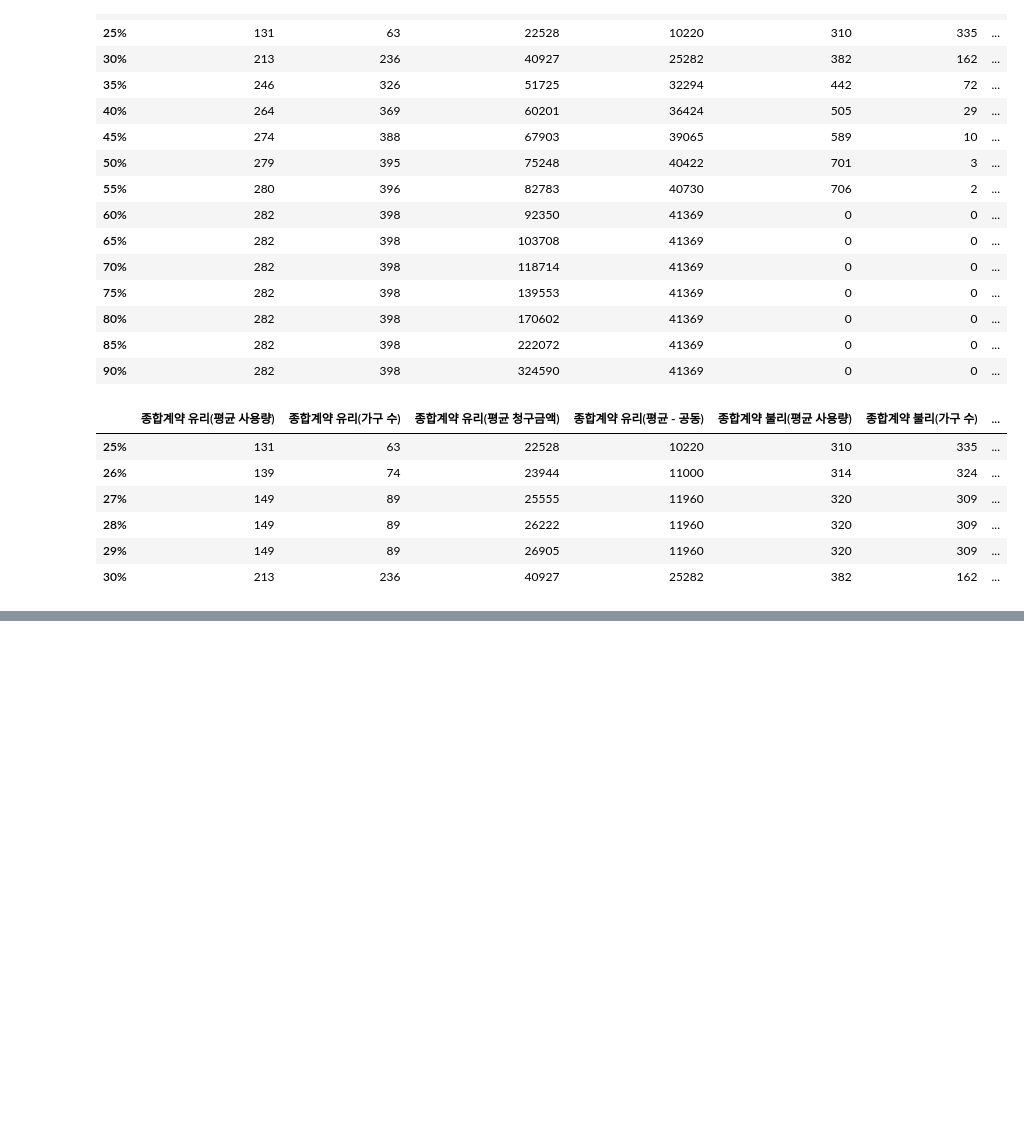
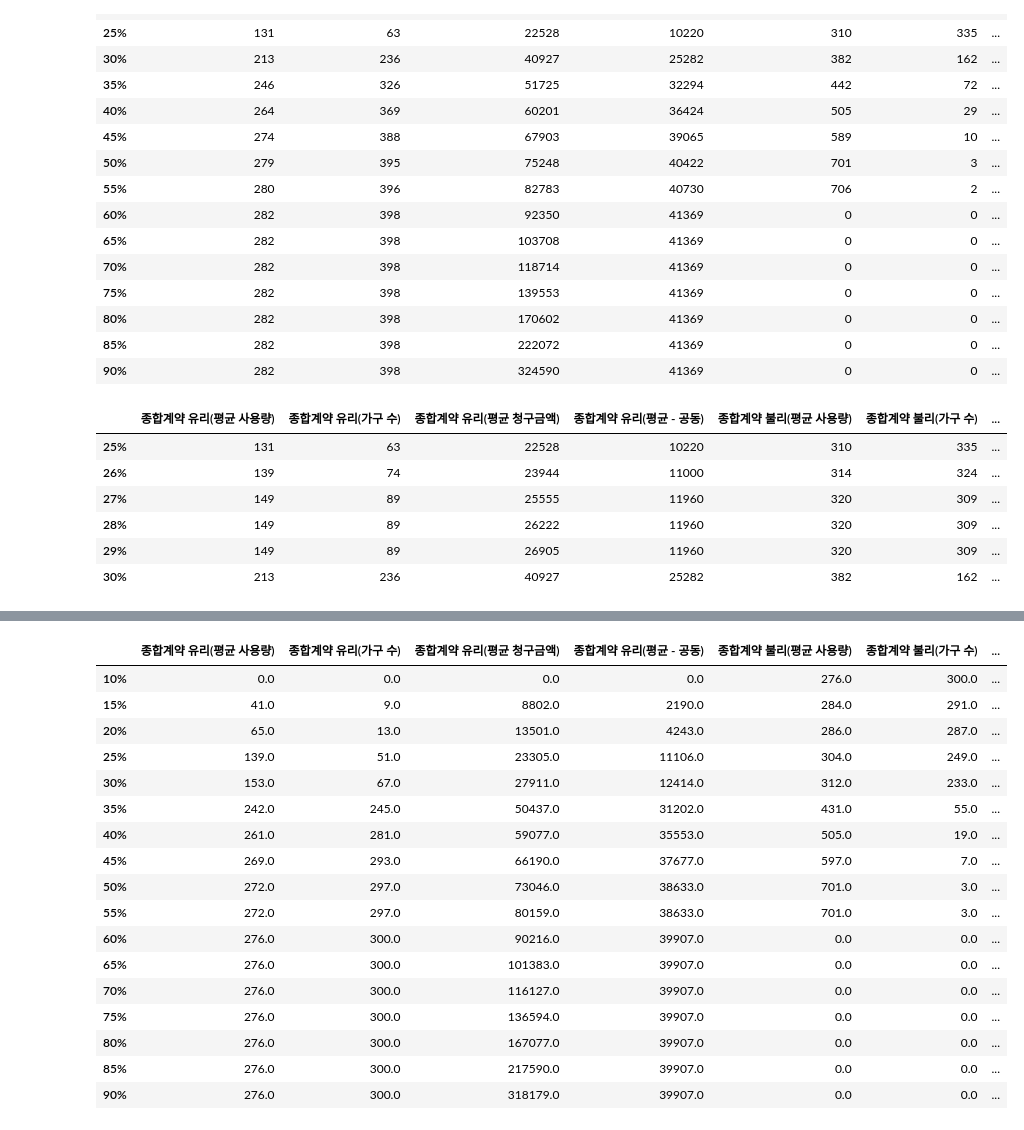
Before and after one commit to formegusto/rate-contract-proto, a Jupyter notebook: Percentage Report.ipynb, the cells around one changed output, grey strips where cells are left out. Saved outputs shown, nothing was run; the diff lists cells and outputs as text; code cells hidden in the pictures; blank space fills up the shorter version.

```diff
--- a/Percentage Report.ipynb
+++ b/Percentage Report.ipynb
@@ -1266,0 +1323,21 @@ plt.show()
+# %%
+prevail_split_300_report_df
+# %% [output]
+|  | 종합계약 유리(평균 사용량) | 종합계약 유리(가구 수) | 종합계약 유리(평균 청구금액) | 종합계약 유리(평균 - 공동) | 종합계약 불리(평균 사용량) | 종합계약 불리(가구 수) | ... |
+| 10% | 0.0 | 0.0 | 0.0 | 0.0 | 276.0 | 300.0 | ... |
+| 15% | 41.0 | 9.0 | 8802.0 | 2190.0 | 284.0 | 291.0 | ... |
+| 20% | 65.0 | 13.0 | 13501.0 | 4243.0 | 286.0 | 287.0 | ... |
+| 25% | 139.0 | 51.0 | 23305.0 | 11106.0 | 304.0 | 249.0 | ... |
+| 30% | 153.0 | 67.0 | 27911.0 | 12414.0 | 312.0 | 233.0 | ... |
+| 35% | 242.0 | 245.0 | 50437.0 | 31202.0 | 431.0 | 55.0 | ... |
+| 40% | 261.0 | 281.0 | 59077.0 | 35553.0 | 505.0 | 19.0 | ... |
+| 45% | 269.0 | 293.0 | 66190.0 | 37677.0 | 597.0 | 7.0 | ... |
+| 50% | 272.0 | 297.0 | 73046.0 | 38633.0 | 701.0 | 3.0 | ... |
+| 55% | 272.0 | 297.0 | 80159.0 | 38633.0 | 701.0 | 3.0 | ... |
+| 60% | 276.0 | 300.0 | 90216.0 | 39907.0 | 0.0 | 0.0 | ... |
+| 65% | 276.0 | 300.0 | 101383.0 | 39907.0 | 0.0 | 0.0 | ... |
+| 70% | 276.0 | 300.0 | 116127.0 | 39907.0 | 0.0 | 0.0 | ... |
+| 75% | 276.0 | 300.0 | 136594.0 | 39907.0 | 0.0 | 0.0 | ... |
+| 80% | 276.0 | 300.0 | 167077.0 | 39907.0 | 0.0 | 0.0 | ... |
+| 85% | 276.0 | 300.0 | 217590.0 | 39907.0 | 0.0 | 0.0 | ... |
+| 90% | 276.0 | 300.0 | 318179.0 | 39907.0 | 0.0 | 0.0 | ... |
```
Also changed, not shown: parts of 14 cells of this notebook, 1 other file.
